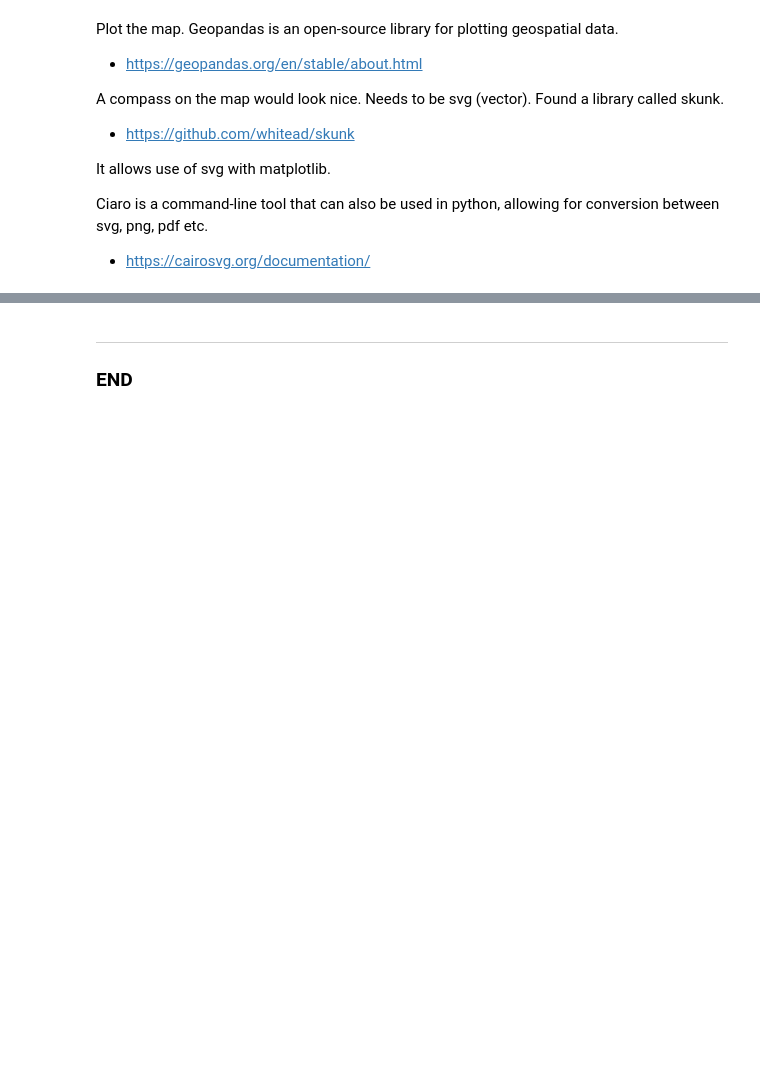
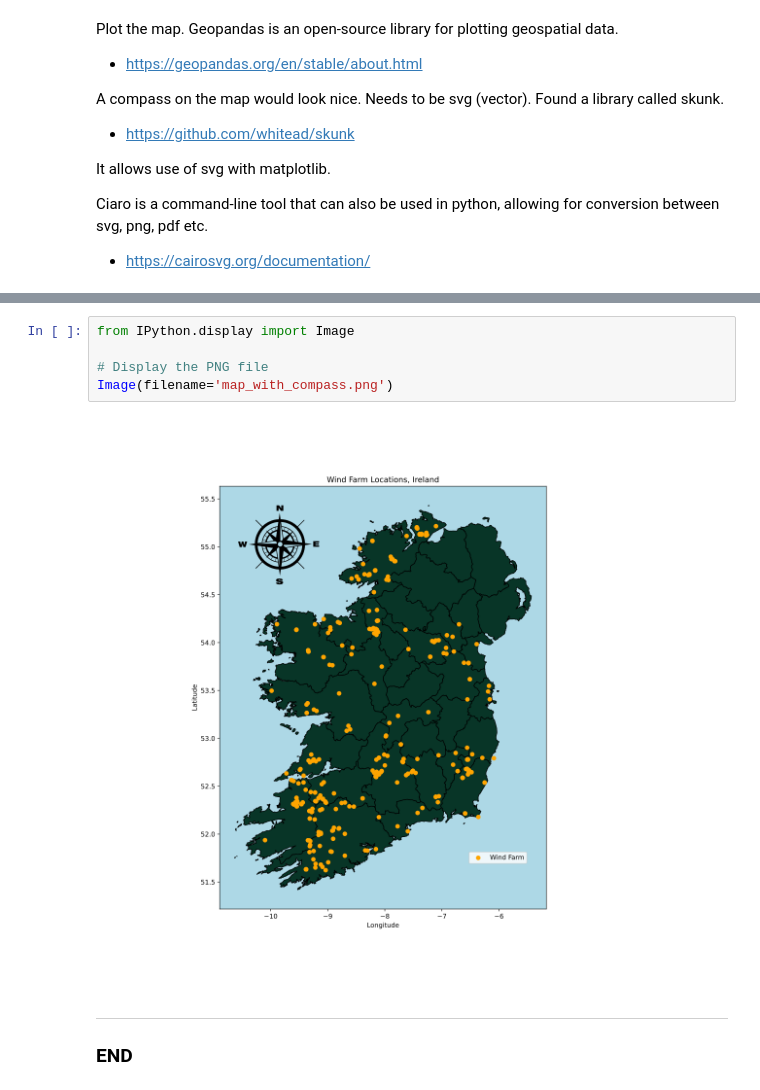
Before and after one commit to holmstead/PFDA, a Jupyter notebook: project/windspeed.ipynb, the cells around one changed output, grey strips where cells are left out. Drawn from its saved outputs; the diff is of its cells as text; blank space fills up the shorter version.

Commit message:
fix map display in notebook, display png instead

```diff
--- a/project/windspeed.ipynb
+++ b/project/windspeed.ipynb
@@ -592,3 +594,10 @@ Saved as map_with_compass.png
+# %%
+from IPython.display import Image
+
+# Display the PNG file
+Image(filename='map_with_compass.png')
+# %% [output]
+[figure, added]
 # %% [markdown]
 ***
 
```
Also changed, not shown: parts of 2 cells of this notebook.
